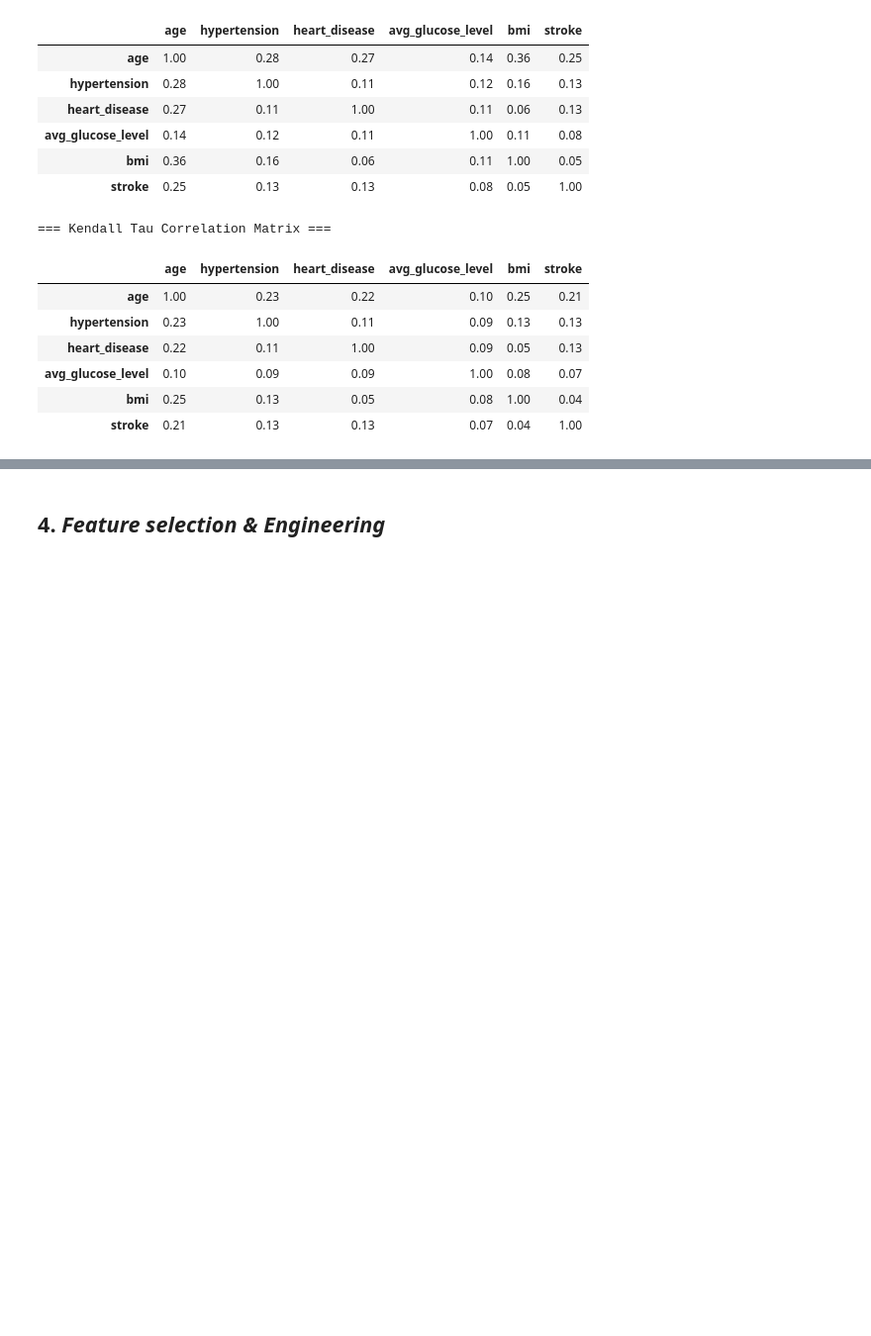
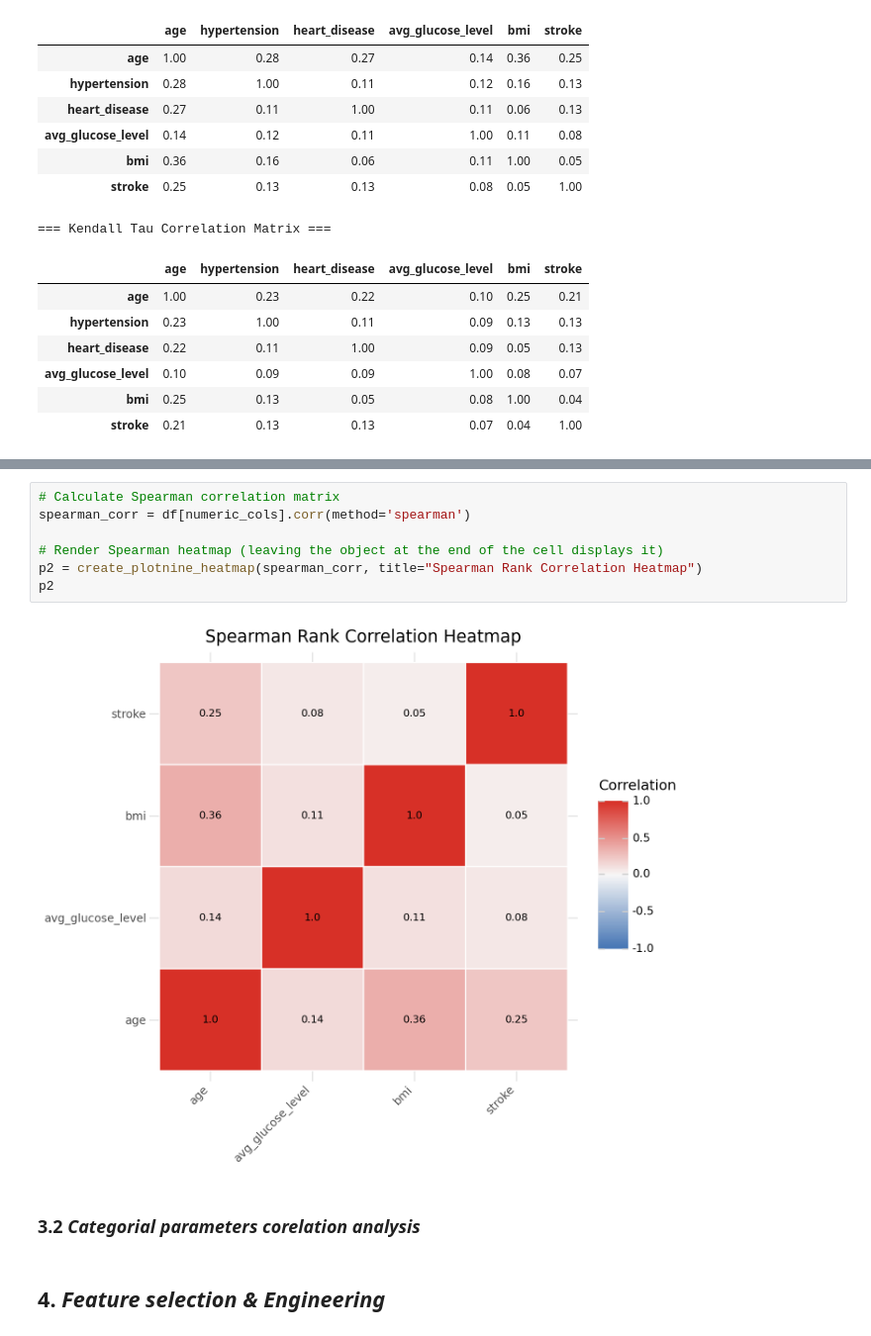
Before and after one commit to idowein/data-science-course-HIT, a Jupyter notebook: HW2/EDA_stroke_dataset.ipynb, the cells around one changed output, grey strips where cells are left out. Shown at 99% size. Cells and saved outputs as stored; diff of their text form; blank space fills up the shorter version.

```diff
--- a/HW2/EDA_stroke_dataset.ipynb
+++ b/HW2/EDA_stroke_dataset.ipynb
@@ -890,2 +945,13 @@ display(kendall_corr.round(2))
+# %%
+# Calculate Spearman correlation matrix
+spearman_corr = df[numeric_cols].corr(method='spearman')
+
+# Render Spearman heatmap (leaving the object at the end of the cell displays it)
+p2 = create_plotnine_heatmap(spearman_corr, title="Spearman Rank Correlation Heatmap")
+p2
+# %% [output]
+[figure, added]
+# %% [markdown]
+### 3.2 *Categorial parameters corelation analysis*
 # %% [markdown]
 ## 4. *Feature selection & Engineering*
```
Also changed, not shown: parts of 3 cells of this notebook.
